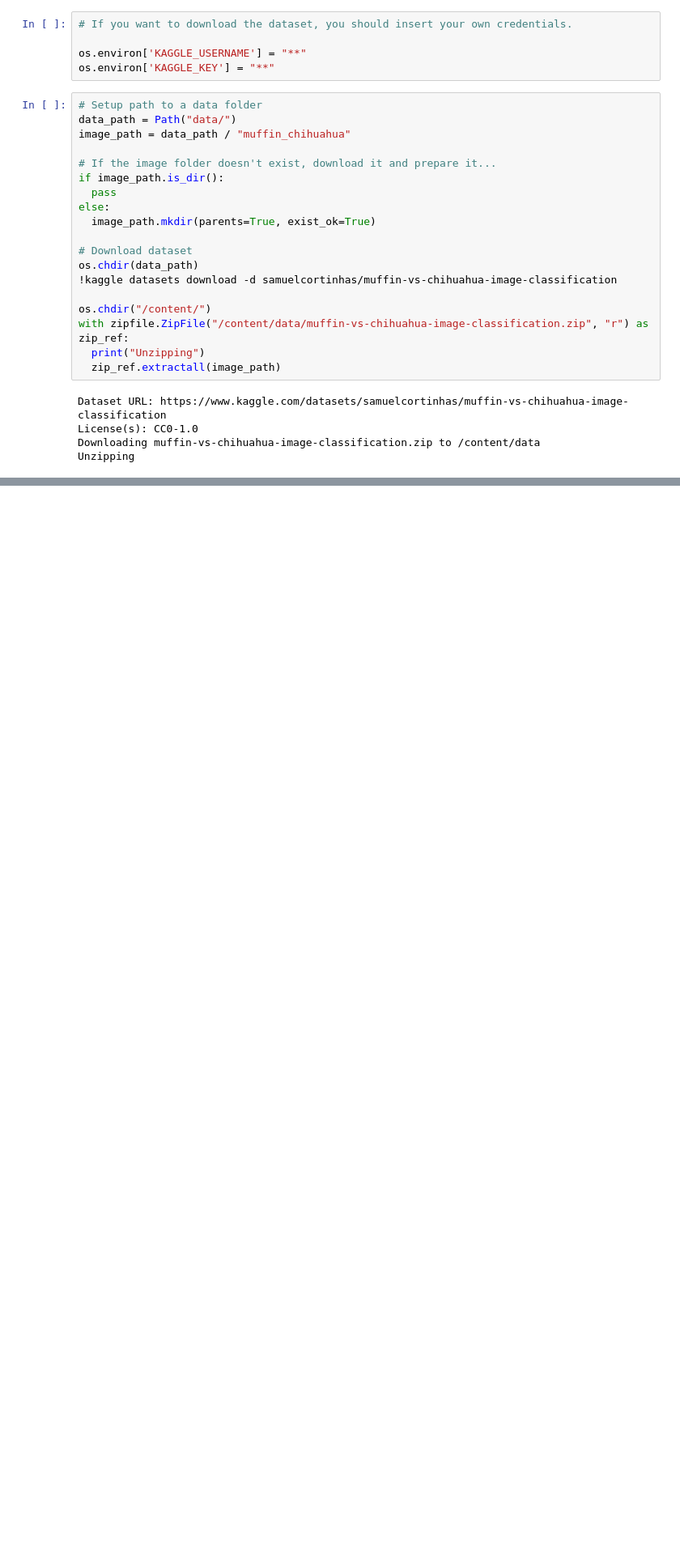
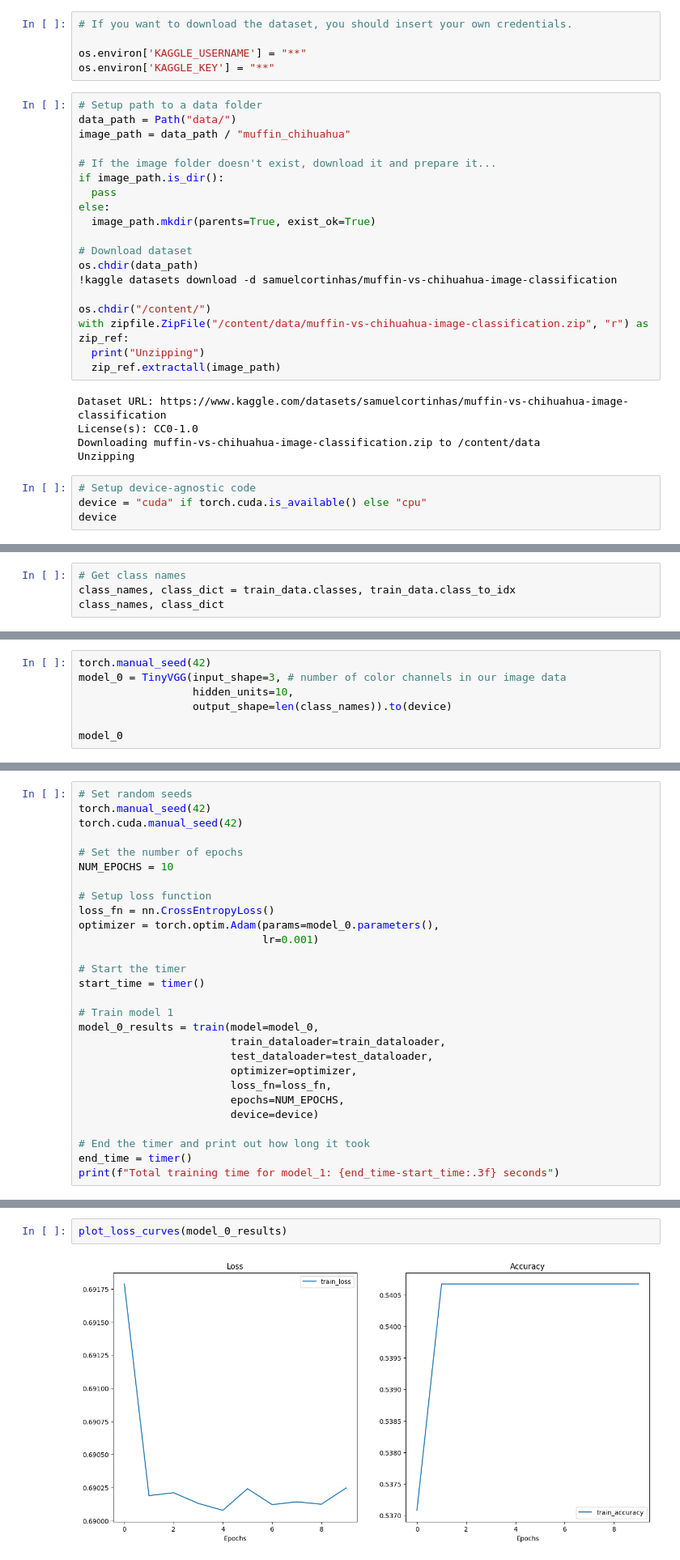
Before and after one commit to Dforouzanfar/Image_Classification, a Jupyter notebook: muffin_chihuahua.ipynb, the cells around one changed output, grey strips where cells are left out. Shown at 81% size. Saved outputs shown, nothing was run; the diff lists cells and outputs as text; blank space fills up the shorter version.

```diff
--- a/muffin_chihuahua.ipynb
+++ b/muffin_chihuahua.ipynb
@@ -34,3 +62,7 @@ Dataset URL: https://www.kaggle.com/datasets/samuelcortinhas/muffin-vs-chihuahua
 License(s): CC0-1.0
 Downloading muffin-vs-chihuahua-image-classification.zip to /content/data
 Unzipping
+# %%
+# Setup device-agnostic code
+device = "cuda" if torch.cuda.is_available() else "cpu"
+device
@@ -36,0 +132,4 @@ Unzipping
+# %%
+# Get class names
+class_names, class_dict = train_data.classes, train_data.class_to_idx
+class_names, class_dict
@@ -36,0 +209,7 @@ Unzipping
+# %%
+torch.manual_seed(42)
+model_0 = TinyVGG(input_shape=3, # number of color channels in our image data
+                  hidden_units=10,
+                  output_shape=len(class_names)).to(device)
+
+model_0
@@ -36,0 +237,28 @@ Unzipping
+# %%
+# Set random seeds
+torch.manual_seed(42)
+torch.cuda.manual_seed(42)
+
+# Set the number of epochs
+NUM_EPOCHS = 10
+
+# Setup loss function
+loss_fn = nn.CrossEntropyLoss()
+optimizer = torch.optim.Adam(params=model_0.parameters(),
+                             lr=0.001)
+
+# Start the timer
+start_time = timer()
+
+# Train model 1
+model_0_results = train(model=model_0,
+                        train_dataloader=train_dataloader,
+                        test_dataloader=test_dataloader,
+                        optimizer=optimizer,
+                        loss_fn=loss_fn,
+                        epochs=NUM_EPOCHS,
+                        device=device)
+
+# End the timer and print out how long it took
+end_time = timer()
+print(f"Total training time for model_1: {end_time-start_time:.3f} seconds")
@@ -36,0 +277,4 @@ Unzipping
+# %%
+plot_loss_curves(model_0_results)
+# %% [output]
+[figure, added]
```
Also changed, not shown: parts of 16 cells of this notebook.
